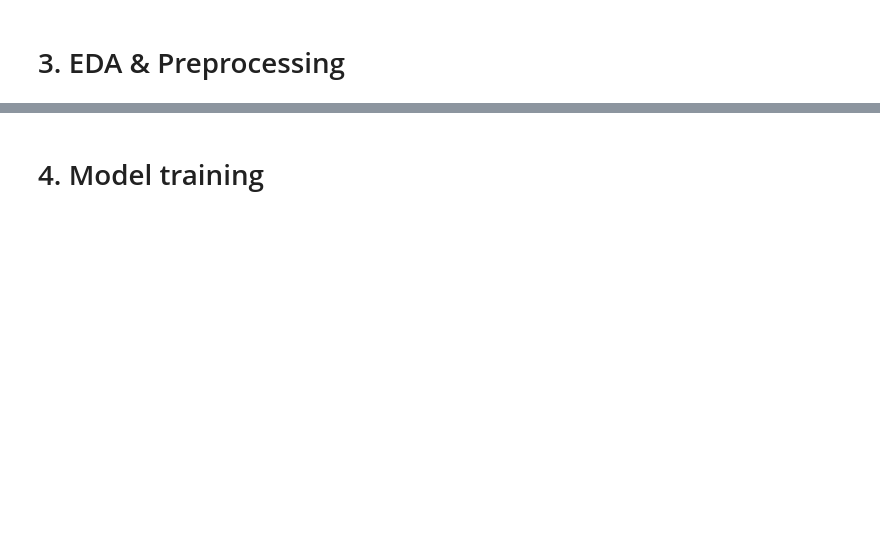
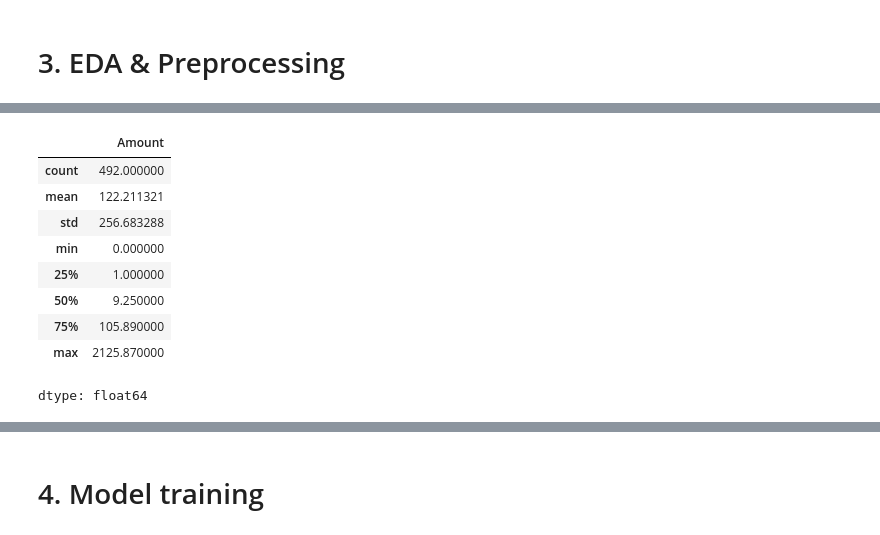
Before and after one commit to torreblanca99/course_financial_applications, a Jupyter notebook: notebooks/01_ Fintech_Toolbox/03_fraud_detection_autoenc.ipynb, the cells around one changed output, grey strips where cells are left out. Drawn from its saved outputs; the diff is of its cells as text; code cells hidden in the pictures; blank space fills up the shorter version.

```diff
--- a/notebooks/01_ Fintech_Toolbox/03_fraud_detection_autoenc.ipynb
+++ b/notebooks/01_ Fintech_Toolbox/03_fraud_detection_autoenc.ipynb
@@ -64,0 +157,13 @@ Autoencoders can be highly effective in fraud detection, particularly in identif
+# %%
+df[df['Class'] == 1]['Amount'].describe()
+# %% [output]
+|  | Amount |
+| count | 492.000000 |
+| mean | 122.211321 |
+| std | 256.683288 |
+| min | 0.000000 |
+| 25% | 1.000000 |
+| 50% | 9.250000 |
+| 75% | 105.890000 |
+| max | 2125.870000 |
+dtype: float64
```
Also changed, not shown: parts of 18 cells of this notebook.
